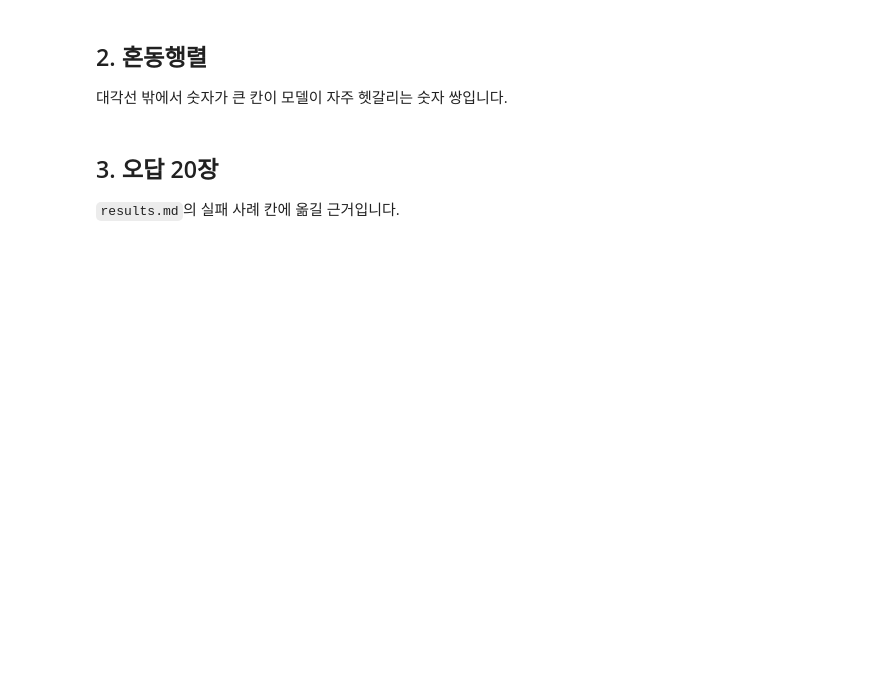
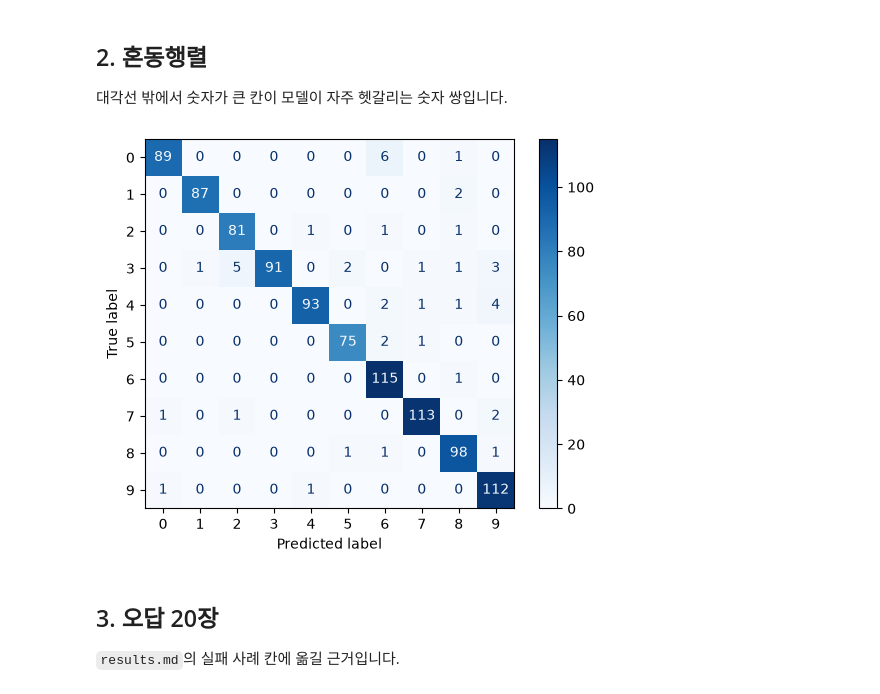
Before and after one commit to r-jelly/model-finetuning, a Jupyter notebook: notebooks/01_mnist.ipynb, the cells around one changed output. Cells and saved outputs as stored; diff of their text form; code cells hidden in the pictures; blank space fills up the shorter version.

```diff
--- a/notebooks/01_mnist.ipynb
+++ b/notebooks/01_mnist.ipynb
@@ -34,8 +51,16 @@ loss가 내려가다 평평해지면 정상입니다. 끝까지 계속 내려가
 # %%
 SPLIT = "validation"  # test는 설정을 다 고른 뒤 마지막에만 봅니다
 
 # TODO: metrics[SPLIT]의 혼동행렬을 그리고 run_dir / f"confusion_{SPLIT}.png"로 저장하세요.
 # 힌트: disp = ConfusionMatrixDisplay(np.array(...)).plot(cmap="Blues") → disp.figure_.savefig(...)
+
+confusion_matrix = metrics[SPLIT]["confusion_matrix"]
+disp = ConfusionMatrixDisplay(
+    np.array(confusion_matrix)
+).plot(cmap='Blues')
+disp.figure_.savefig(run_dir / f"confusion_{SPLIT}.png")
+# %% [output]
+[figure, added]
 # %% [markdown]
 ## 3. 오답 20장
 
```
Also changed, not shown: parts of 4 cells of this notebook.
